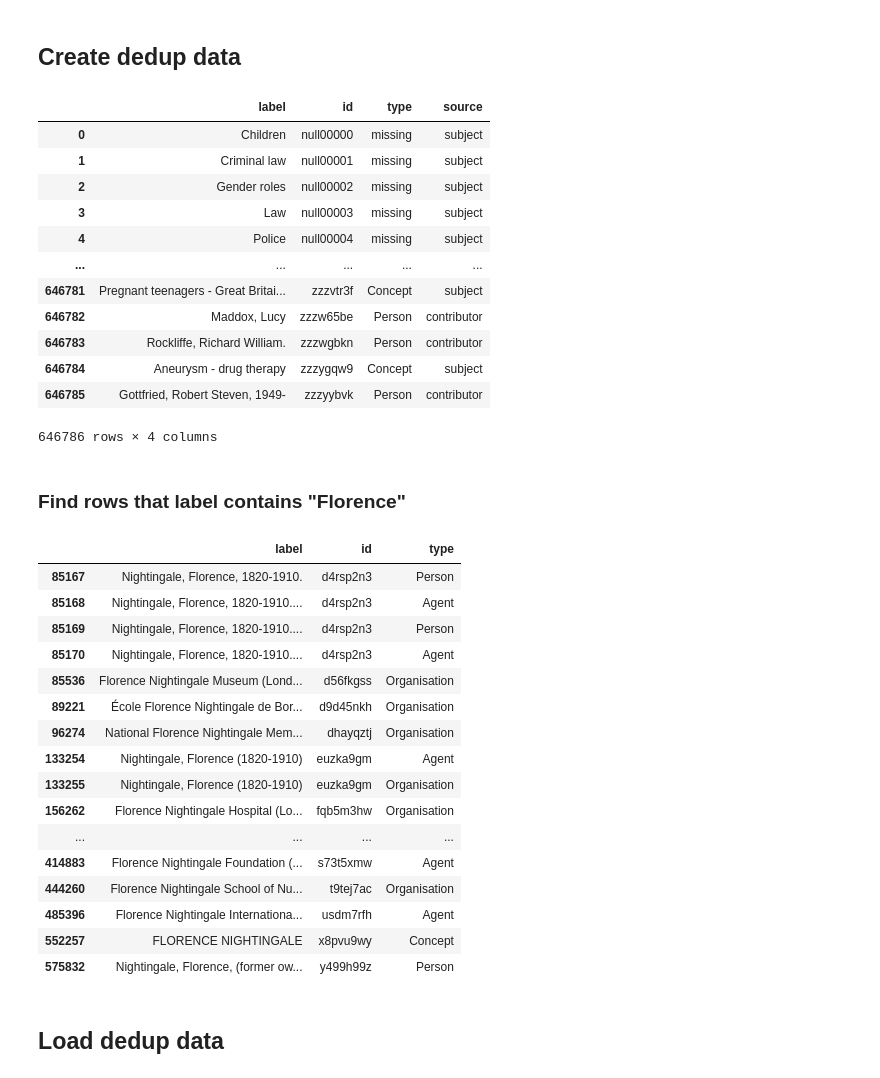
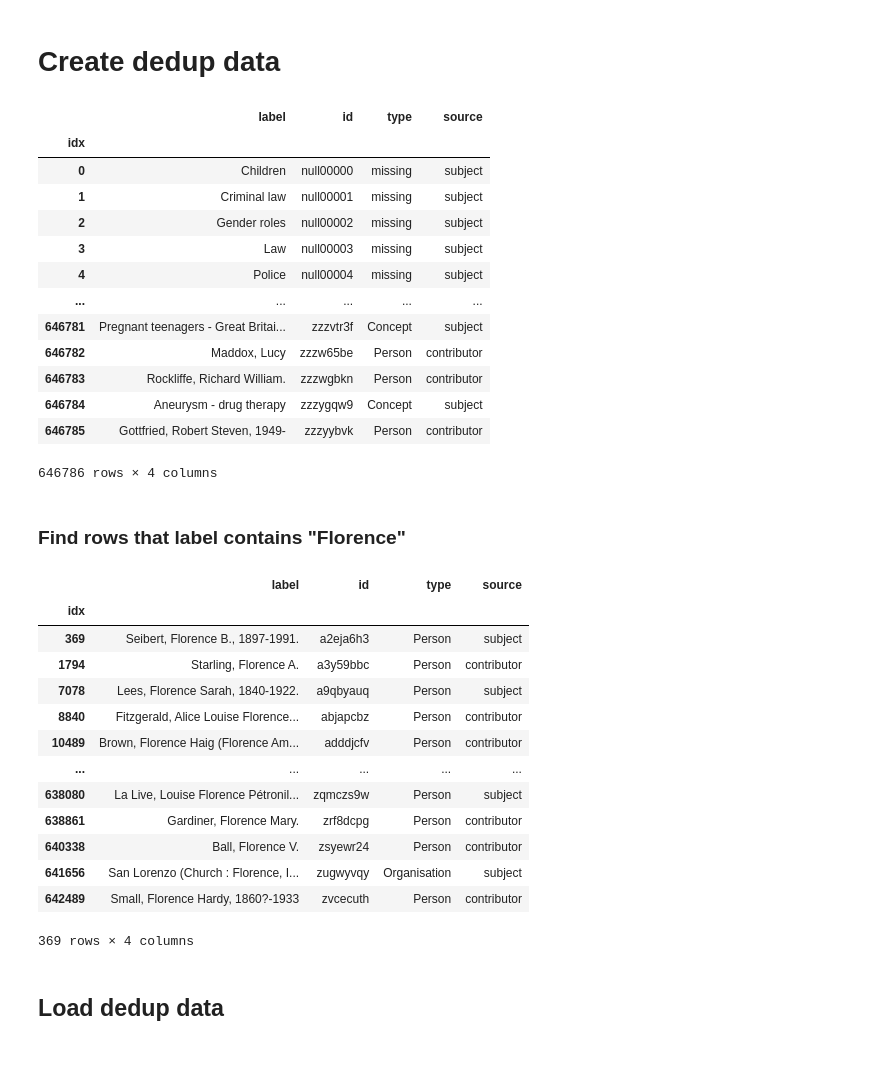
Before and after one commit to danniesim/wc_simd, a Jupyter notebook: notebooks/dn_label_dedupe.ipynb, the cells around one changed output. Cells and saved outputs as stored; diff of their text form; code cells hidden in the pictures.

```diff
--- a/notebooks/dn_label_dedupe.ipynb
+++ b/notebooks/dn_label_dedupe.ipynb
@@ -24,7 +22,7 @@ To adjust logging level use sc.setLogLevel(newLevel). For SparkR, use setLogLeve
 # %%
 combined_df = spark.table("dn_labels_combined")
 # %% [markdown]
-## Create dedup data
+# Create dedup data
 # %%
 combined_distinct_df = combined_df.distinct().orderBy("id", "label", "type")
 
@@ -35,10 +33,13 @@ null_count = dedup_data[dedup_data["id"].isnull()].shape[0]
 null_nums = [f"null{num:05d}" for num in range(0, null_count)]
 dedup_data.loc[dedup_data["id"].isnull(), "id"] = null_nums
 dedup_data.loc[dedup_data["type"].isnull(), "type"] = "missing"
+# Name index idx
+dedup_data.index.name = "idx"
 
 dedup_data
 # %% [output]
 |  | label | id | type | source |
+| idx |  |  |  |  |
 | 0 | Children | null00000 | missing | subject |
 | 1 | Criminal law | null00001 | missing | subject |
 | 2 | Gender roles | null00002 | missing | subject |
@@ -54,30 +55,25 @@ dedup_data
 # %% [markdown]
 ### Find rows that label contains "Florence"
 # %%
-
-
 florence_rows = dedup_data[dedup_data['label'].str.contains(
     "Florence", case=False, na=False) & dedup_data['label'].str.contains(
-    "Night", case=False, na=False)].sort_values(by='id', ascending=True)
+    "N.", case=False, na=False)].sort_values(by='id', ascending=True)
 florence_rows
 # %% [output]
-|  | label | id | type |
-| 85167 | Nightingale, Florence, 1820-1910. | d4rsp2n3 | Person |
-| 85168 | Nightingale, Florence, 1820-1910.... | d4rsp2n3 | Agent |
-| 85169 | Nightingale, Florence, 1820-1910.... | d4rsp2n3 | Person |
-| 85170 | Nightingale, Florence, 1820-1910.... | d4rsp2n3 | Agent |
-| 85536 | Florence Nightingale Museum (Lond... | d56fkgss | Organisation |
-| 89221 | École Florence Nightingale de Bor... | d9d45nkh | Organisation |
-| 96274 | National Florence Nightingale Mem... | dhayqztj | Organisation |
-| 133254 | Nightingale, Florence (1820-1910) | euzka9gm | Agent |
-| 133255 | Nightingale, Florence (1820-1910) | euzka9gm | Organisation |
-| 156262 | Florence Nightingale Hospital (Lo... | fqb5m3hw | Organisation |
-| ... | ... | ... | ... |
-| 414883 | Florence Nightingale Foundation (... | s73t5xmw | Agent |
-| 444260 | Florence Nightingale School of Nu... | t9tej7ac | Organisation |
-| 485396 | Florence Nightingale Internationa... | usdm7rfh | Agent |
-| 552257 | FLORENCE NIGHTINGALE | x8pvu9wy | Concept |
-| 575832 | Nightingale, Florence, (former ow... | y499h99z | Person |
+|  | label | id | type | source |
+| idx |  |  |  |  |
+| 369 | Seibert, Florence B., 1897-1991. | a2eja6h3 | Person | subject |
+| 1794 | Starling, Florence A. | a3y59bbc | Person | contributor |
+| 7078 | Lees, Florence Sarah, 1840-1922. | a9qbyauq | Person | subject |
+| 8840 | Fitzgerald, Alice Louise Florence... | abjapcbz | Person | contributor |
+| 10489 | Brown, Florence Haig (Florence Am... | adddjcfv | Person | contributor |
+| ... | ... | ... | ... | ... |
+| 638080 | La Live, Louise Florence Pétronil... | zqmczs9w | Person | subject |
+| 638861 | Gardiner, Florence Mary. | zrf8dcpg | Person | contributor |
+| 640338 | Ball, Florence V. | zsyewr24 | Person | contributor |
+| 641656 | San Lorenzo (Church : Florence, I... | zugwyvqy | Organisation | subject |
+| 642489 | Small, Florence Hardy, 1860?-1933 | zvcecuth | Person | contributor |
+369 rows × 4 columns
 # %%
 from wc_simd.dedupe_service import dedup_data_file
 
```
Also changed, not shown: parts of 23 cells of this notebook.
